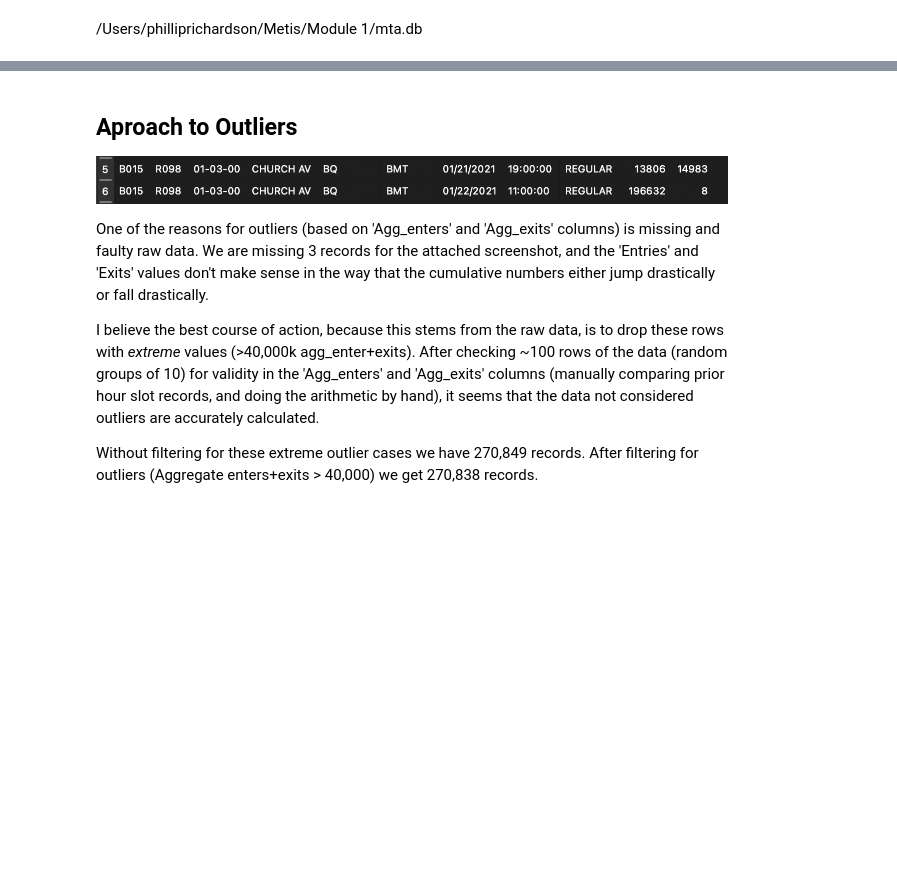
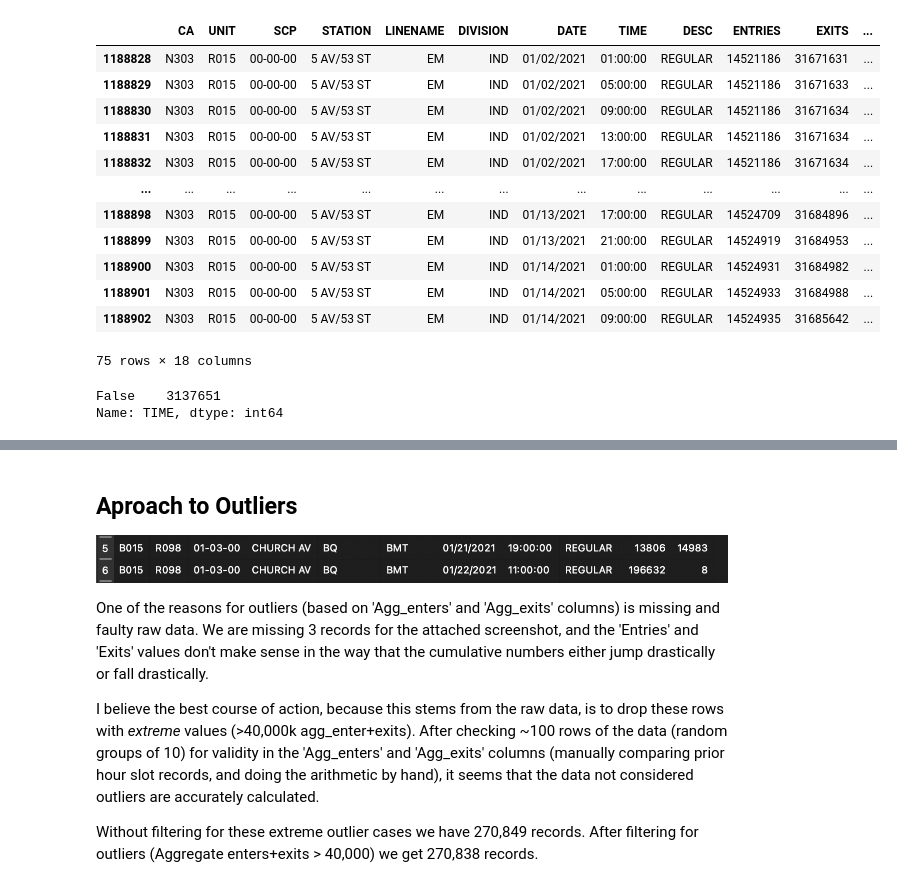
Before and after one commit to phillrich13/EDA, a Jupyter notebook: Data Aggregation.ipynb, the cells around one changed output, grey strips where cells are left out. Cells and saved outputs as stored; diff of their text form; code cells hidden in the pictures; blank space fills up the shorter version.

```diff
--- a/Data Aggregation.ipynb
+++ b/Data Aggregation.ipynb
@@ -11,2 +0,0 @@ for week_num in week_nums:
-# %% [markdown]
-/Users/philliprichardson/Metis/Module 1/mta.db
@@ -24,6 +24,28 @@ all_data['DOW'] = pd.to_datetime(all_data['DATE'])
 # Converting the new date value into a Day of Week format
 all_data['DOW1'] = all_data['DOW'].dt.strftime('%a')
 all_data['week_num'] = all_data['DOW'].dt.strftime('%V').astype(int)
+# %%
+mask = (all_data['STATION'] == '5 AV/53 ST')
+all_data[mask].head(75)
+# %% [output]
+|  | CA | UNIT | SCP | STATION | LINENAME | DIVISION | DATE | TIME | DESC | ENTRIES | EXITS | ... |
+| 1188828 | N303 | R015 | 00-00-00 | 5 AV/53 ST | EM | IND | 01/02/2021 | 01:00:00 | REGULAR | 14521186 | 31671631 | ... |
+| 1188829 | N303 | R015 | 00-00-00 | 5 AV/53 ST | EM | IND | 01/02/2021 | 05:00:00 | REGULAR | 14521186 | 31671633 | ... |
+| 1188830 | N303 | R015 | 00-00-00 | 5 AV/53 ST | EM | IND | 01/02/2021 | 09:00:00 | REGULAR | 14521186 | 31671634 | ... |
+| 1188831 | N303 | R015 | 00-00-00 | 5 AV/53 ST | EM | IND | 01/02/2021 | 13:00:00 | REGULAR | 14521186 | 31671634 | ... |
+| 1188832 | N303 | R015 | 00-00-00 | 5 AV/53 ST | EM | IND | 01/02/2021 | 17:00:00 | REGULAR | 14521186 | 31671634 | ... |
+| ... | ... | ... | ... | ... | ... | ... | ... | ... | ... | ... | ... | ... |
+| 1188898 | N303 | R015 | 00-00-00 | 5 AV/53 ST | EM | IND | 01/13/2021 | 17:00:00 | REGULAR | 14524709 | 31684896 | ... |
+| 1188899 | N303 | R015 | 00-00-00 | 5 AV/53 ST | EM | IND | 01/13/2021 | 21:00:00 | REGULAR | 14524919 | 31684953 | ... |
+| 1188900 | N303 | R015 | 00-00-00 | 5 AV/53 ST | EM | IND | 01/14/2021 | 01:00:00 | REGULAR | 14524931 | 31684982 | ... |
+| 1188901 | N303 | R015 | 00-00-00 | 5 AV/53 ST | EM | IND | 01/14/2021 | 05:00:00 | REGULAR | 14524933 | 31684988 | ... |
+| 1188902 | N303 | R015 | 00-00-00 | 5 AV/53 ST | EM | IND | 01/14/2021 | 09:00:00 | REGULAR | 14524935 | 31685642 | ... |
+75 rows × 18 columns
+# %%
+all_data.TIME.isna().value_counts()
+# %% [output]
+False    3137651
+Name: TIME, dtype: int64
 # %%
 # Isolating weekdays and rush hour time window
 
```
Also changed, not shown: parts of 29 cells of this notebook.
